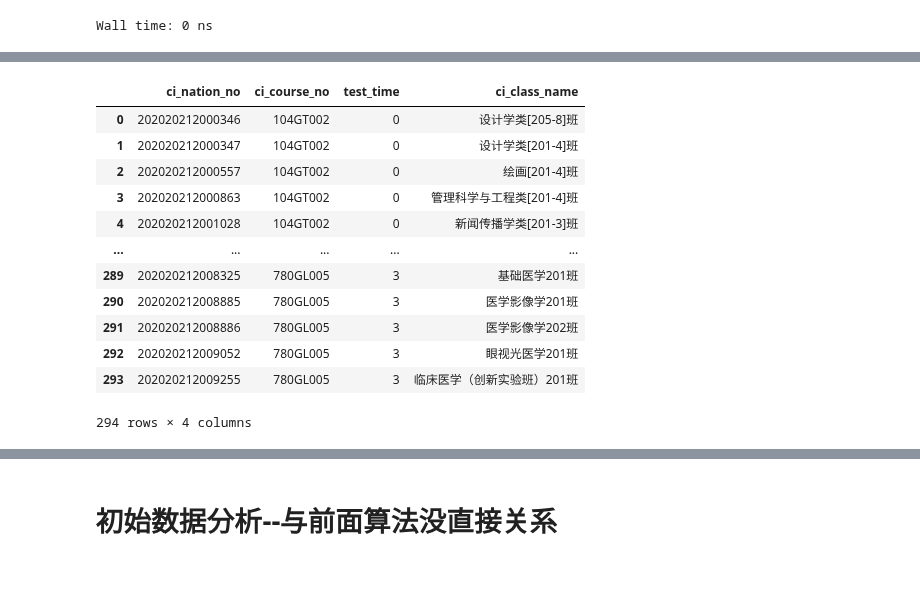
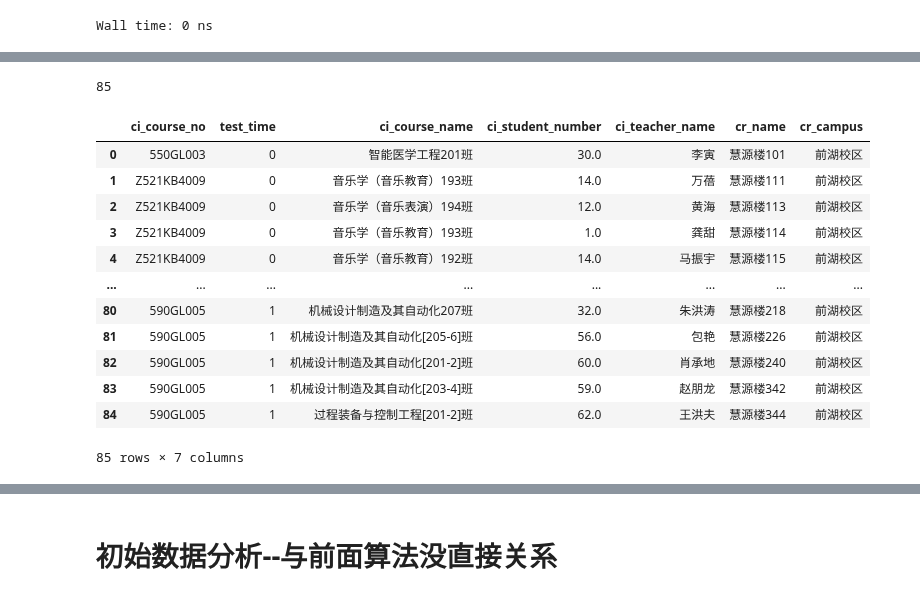
Before and after one commit to dummychicken/NCUjw, a Jupyter notebook: Ke Chen/read_data.ipynb, the cells around one changed output, grey strips where cells are left out. Drawn from its saved outputs; the diff is of its cells as text; code cells hidden in the pictures.

```diff
--- a/Ke Chen/read_data.ipynb
+++ b/Ke Chen/read_data.ipynb
@@ -255,18 +200,4 @@ outdata
-# %%
-temp
-# %% [output]
-|  | ci_nation_no | ci_course_no | test_time | ci_class_name |
-| 0 | 202020212000346 | 104GT002 | 0 | 设计学类[205-8]班 |
-| 1 | 202020212000347 | 104GT002 | 0 | 设计学类[201-4]班 |
-| 2 | 202020212000557 | 104GT002 | 0 | 绘画[201-4]班 |
-| 3 | 202020212000863 | 104GT002 | 0 | 管理科学与工程类[201-4]班 |
-| 4 | 202020212001028 | 104GT002 | 0 | 新闻传播学类[201-3]班 |
-| ... | ... | ... | ... | ... |
-| 289 | 202020212008325 | 780GL005 | 3 | 基础医学201班 |
-| 290 | 202020212008885 | 780GL005 | 3 | 医学影像学201班 |
-| 291 | 202020212008886 | 780GL005 | 3 | 医学影像学202班 |
-| 292 | 202020212009052 | 780GL005 | 3 | 眼视光医学201班 |
-| 293 | 202020212009255 | 780GL005 | 3 | 临床医学（创新实验班）201班 |
-294 rows × 4 columns
+# %%
+outdata=outdata.rename(columns={"state_id":"index"})
 # %%
 def get_outcsv(outdata):
@@ -274,5 +205,26 @@ def get_outcsv(outdata):
     pd.merge(temp,outdata,on=["ci_nation_no"]).iloc[:,[1,2,3,4]]
+# %%
+#成功排考的人数
+len(outdata)
+# %% [output]
+85
 # %%
-df=pd.merge(temp,outdata,on=["ci_nation_no"]).iloc[:,[1,2,3,4]]
+df=pd.merge(temp,outdata,how='inner',on=["index"]).iloc[:,[1,2,3,4,5,6,7]]
+# %%
+df
+# %% [output]
+|  | ci_course_no | test_time | ci_course_name | ci_student_number | ci_teacher_name | cr_name | cr_campus |
+| 0 | 550GL003 | 0 | 智能医学工程201班 | 30.0 | 李寅 | 慧源楼101 | 前湖校区 |
+| 1 | Z521KB4009 | 0 | 音乐学（音乐教育）193班 | 14.0 | 万蓓 | 慧源楼111 | 前湖校区 |
+| 2 | Z521KB4009 | 0 | 音乐学（音乐表演）194班 | 12.0 | 黄海 | 慧源楼113 | 前湖校区 |
+| 3 | Z521KB4009 | 0 | 音乐学（音乐教育）193班 | 1.0 | 龚甜 | 慧源楼114 | 前湖校区 |
+| 4 | Z521KB4009 | 0 | 音乐学（音乐教育）192班 | 14.0 | 马振宇 | 慧源楼115 | 前湖校区 |
+| ... | ... | ... | ... | ... | ... | ... | ... |
+| 80 | 590GL005 | 1 | 机械设计制造及其自动化207班 | 32.0 | 朱洪涛 | 慧源楼218 | 前湖校区 |
+| 81 | 590GL005 | 1 | 机械设计制造及其自动化[205-6]班 | 56.0 | 包艳 | 慧源楼226 | 前湖校区 |
+| 82 | 590GL005 | 1 | 机械设计制造及其自动化[201-2]班 | 60.0 | 肖承地 | 慧源楼240 | 前湖校区 |
+| 83 | 590GL005 | 1 | 机械设计制造及其自动化[203-4]班 | 59.0 | 赵朋龙 | 慧源楼342 | 前湖校区 |
+| 84 | 590GL005 | 1 | 过程装备与控制工程[201-2]班 | 62.0 | 王洪夫 | 慧源楼344 | 前湖校区 |
+85 rows × 7 columns
 # %%
 #导出排好考场班级数据
```
Also changed, not shown: parts of 18 cells of this notebook.
